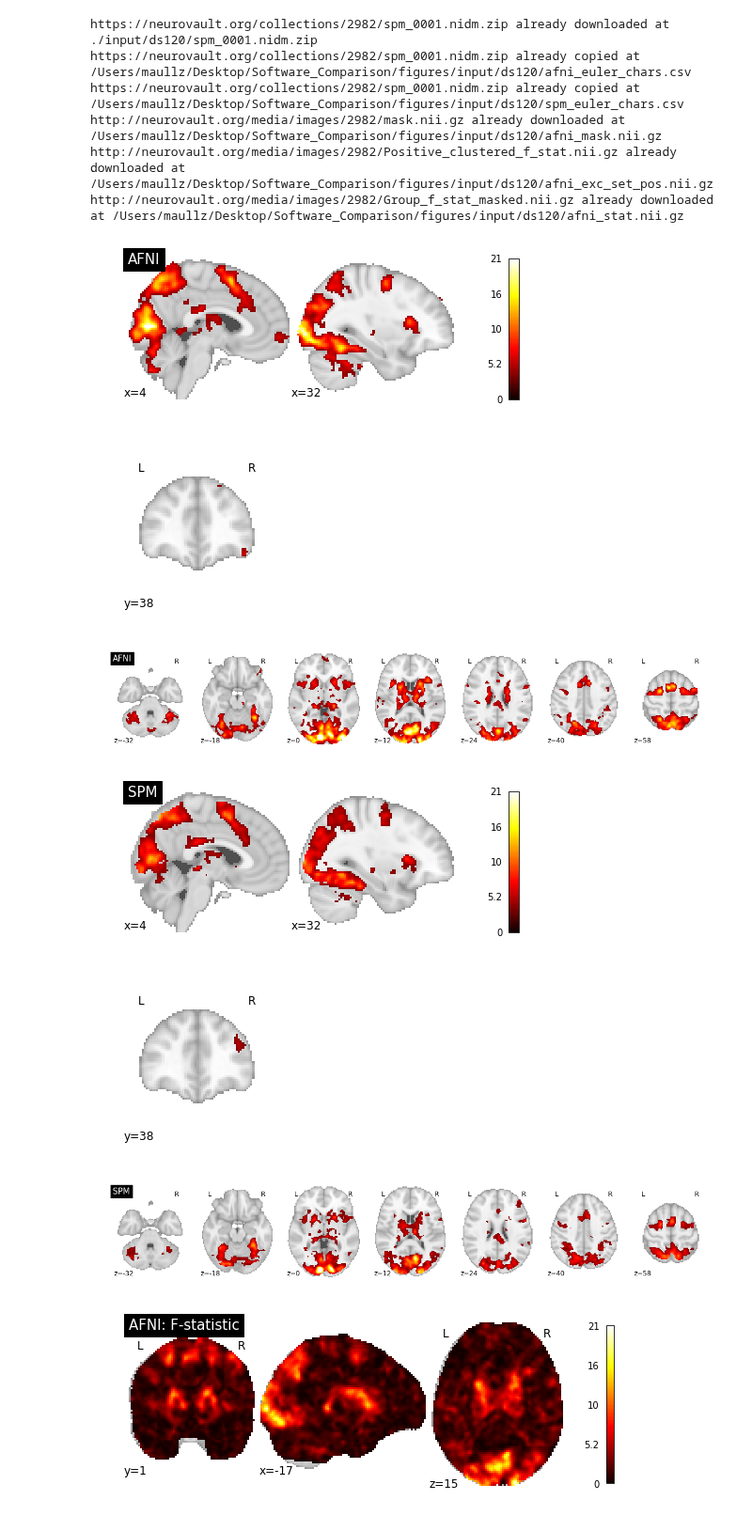
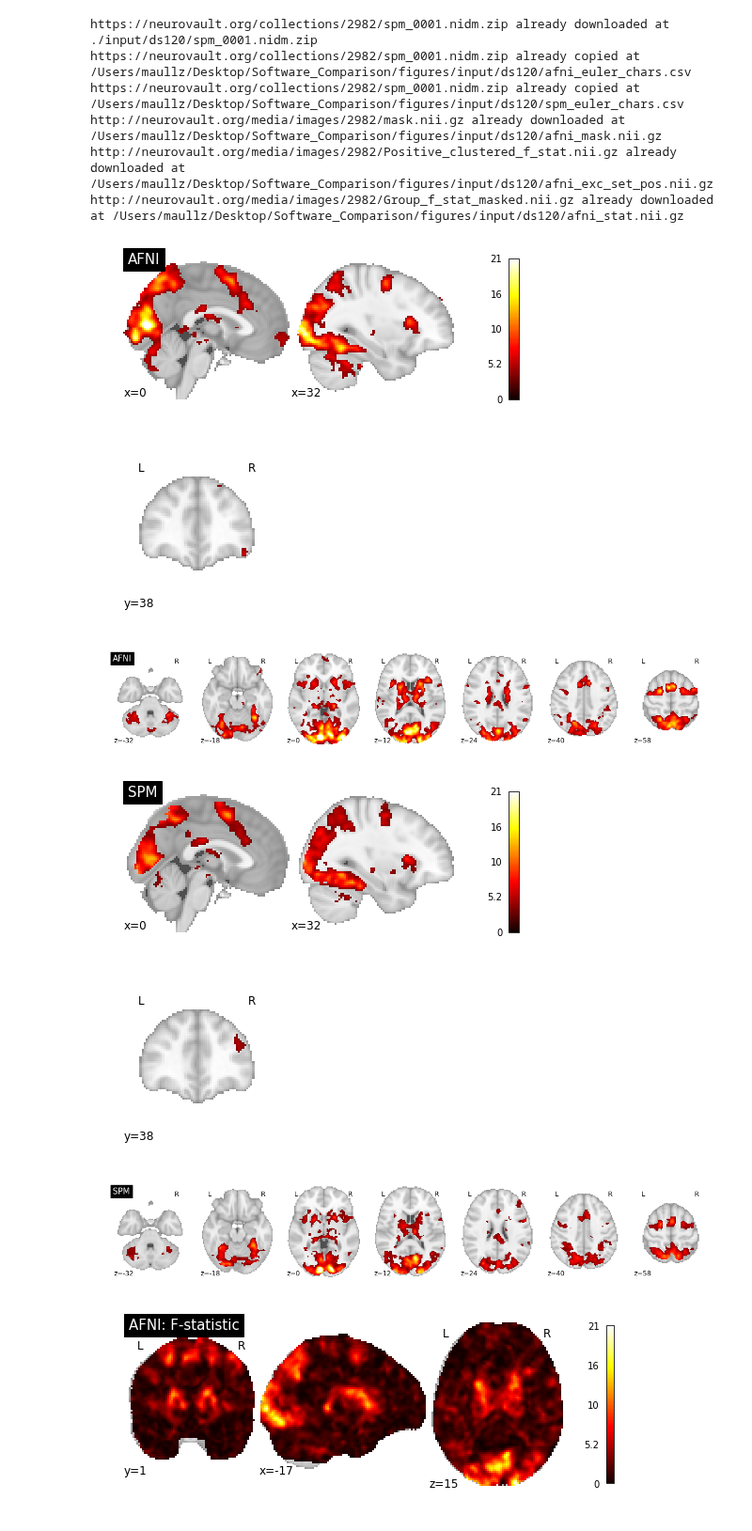
Before and after one commit to NISOx-BDI/Software_Comparison, a Jupyter notebook: ds120_notebook.ipynb, the cells around one changed output. Shown at 94% size. Saved outputs shown, nothing was run; the diff lists cells and outputs as text; code cells hidden in the pictures.

Commit message:
thresholded images in notebooks are now same slices as manuscript figures

```diff
--- a/ds120_notebook.ipynb
+++ b/ds120_notebook.ipynb
@@ -64,18 +64,18 @@ euler_chars = pd.concat([afni_euler_chars, spm_euler_chars], axis=1)
 # %%
 from lib import plot_excursion_sets
 # Determine the scale of the activation colorbar
 max_activation=21
 # Determine the coordinates of the x, y, and z axial slices to be displayed
-x_coords=[4, 32]
+x_coords=[0, 32]
 y_coords=[38]
 z_coords=[-32, -18, 0, 12, 24, 40, 58]
 
 plot_excursion_sets.plot_excursion_sets(exc_sets, max_activation, x_coords, y_coords, z_coords)
 # %% [output]
-[figure, old version]
+[figure, new version]
 [figure]
 [figure]
-[figure, old version]
+[figure, new version]
 [figure]
 [figure]
 # %%
```
Also changed, not shown: 1 other file.
